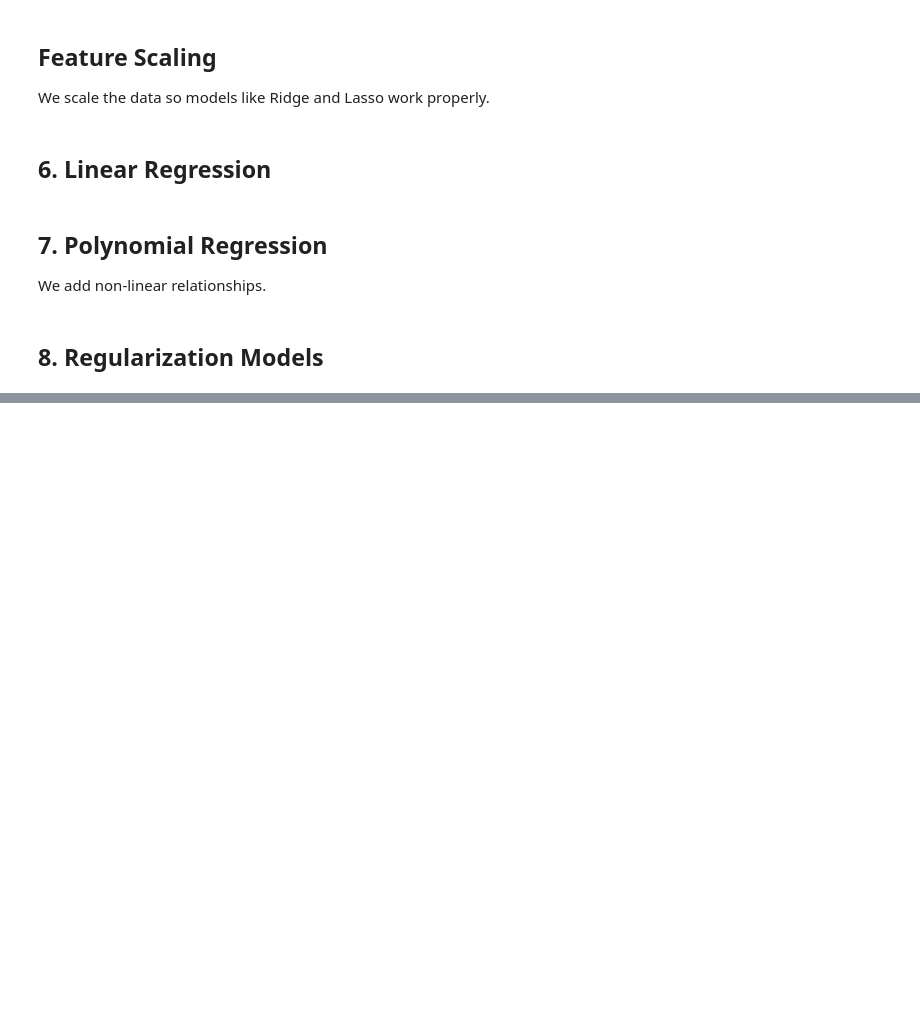
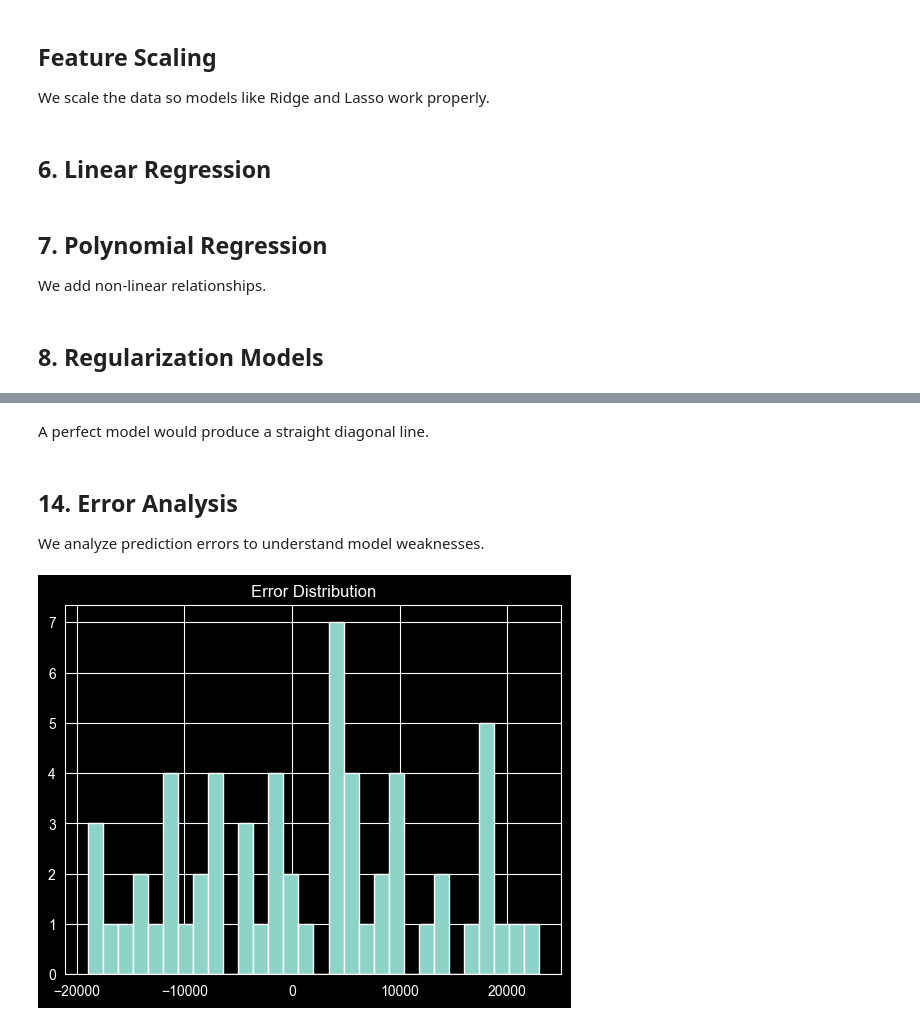
Before and after one commit to Emiliyan88/Real_Estate_Price_Prediction_in_Bulgaria, a Jupyter notebook: Real_Estate_Price_Prediction_in_Bulgaria.ipynb, the cells around one changed output, grey strips where cells are left out. Drawn from its saved outputs; the diff is of its cells as text; code cells hidden in the pictures; blank space fills up the shorter version.

```diff
--- a/Real_Estate_Price_Prediction_in_Bulgaria.ipynb
+++ b/Real_Estate_Price_Prediction_in_Bulgaria.ipynb
@@ -192,0 +290,15 @@ y_pred_lasso = lasso.predict(X_test_scaled)
+# %% [markdown]
+A perfect model would produce a straight diagonal line.
+# %% [markdown]
+## 14. Error Analysis
+
+We analyze prediction errors to understand model weaknesses.
+# %%
+errors = y_test - y_pred_lin
+
+plt.figure()
+plt.hist(errors, bins=30)
+plt.title("Error Distribution")
+plt.show()
+# %% [output]
+[figure, added]
```
Also changed, not shown: parts of 15 cells of this notebook.
